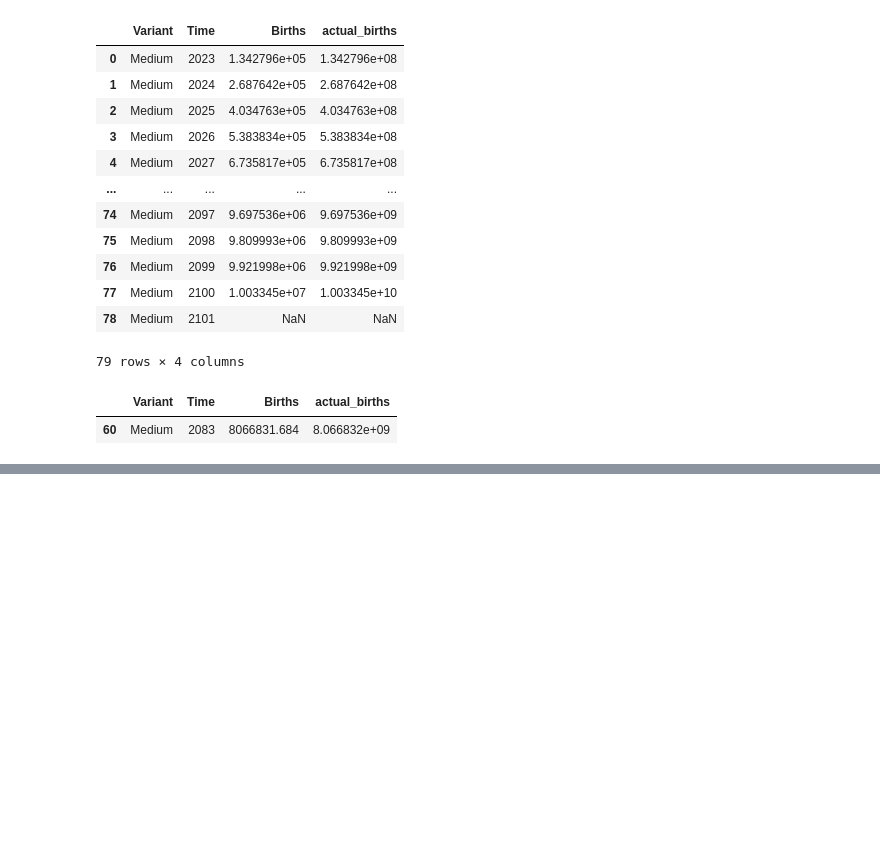
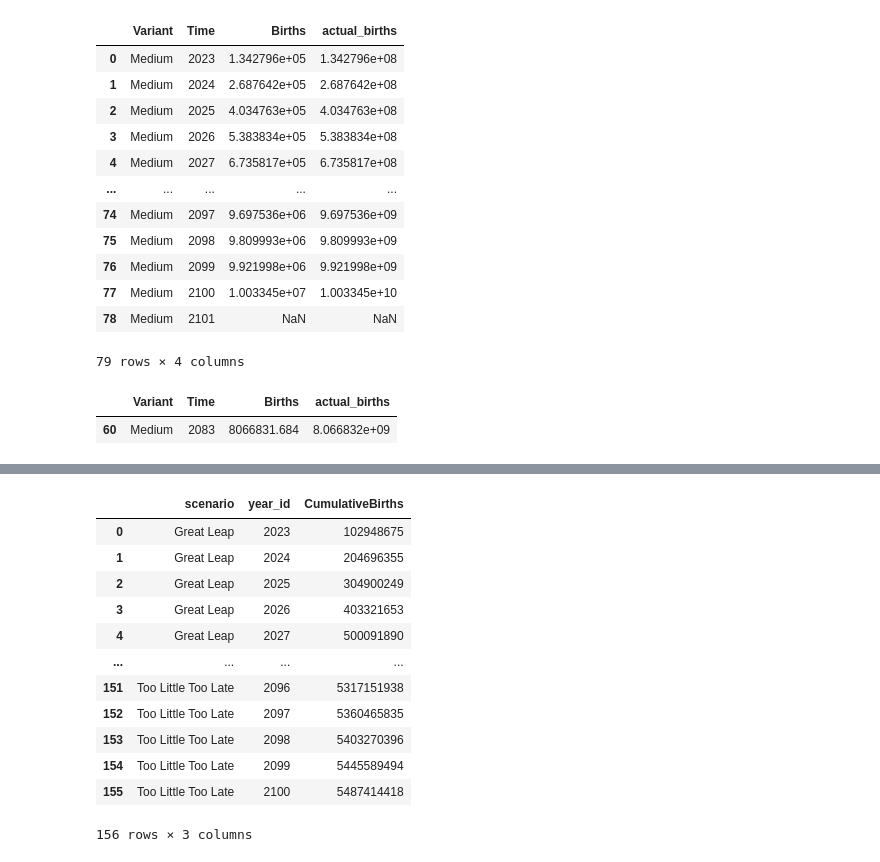
Before and after one commit to Niallfealty/n8b_un_foundation, a Jupyter notebook: model_analysis/exploratory/notebooks/initial_results/ComputeN8B.ipynb, the cells around one changed output, grey strips where cells are left out. Saved outputs shown, nothing was run; the diff lists cells and outputs as text; code cells hidden in the pictures; blank space fills up the shorter version.

```diff
--- a/model_analysis/exploratory/notebooks/initial_results/ComputeN8B.ipynb
+++ b/model_analysis/exploratory/notebooks/initial_results/ComputeN8B.ipynb
@@ -389,0 +429,16 @@ cumulative_births_all[cumulative_births_all.Time == 2083]
+# %%
+cumulative_births_e4a
+# %% [output]
+|  | scenario | year_id | CumulativeBirths |
+| 0 | Great Leap | 2023 | 102948675 |
+| 1 | Great Leap | 2024 | 204696355 |
+| 2 | Great Leap | 2025 | 304900249 |
+| 3 | Great Leap | 2026 | 403321653 |
+| 4 | Great Leap | 2027 | 500091890 |
+| ... | ... | ... | ... |
+| 151 | Too Little Too Late | 2096 | 5317151938 |
+| 152 | Too Little Too Late | 2097 | 5360465835 |
+| 153 | Too Little Too Late | 2098 | 5403270396 |
+| 154 | Too Little Too Late | 2099 | 5445589494 |
+| 155 | Too Little Too Late | 2100 | 5487414418 |
+156 rows × 3 columns
```
Also changed, not shown: parts of 9 cells of this notebook.
